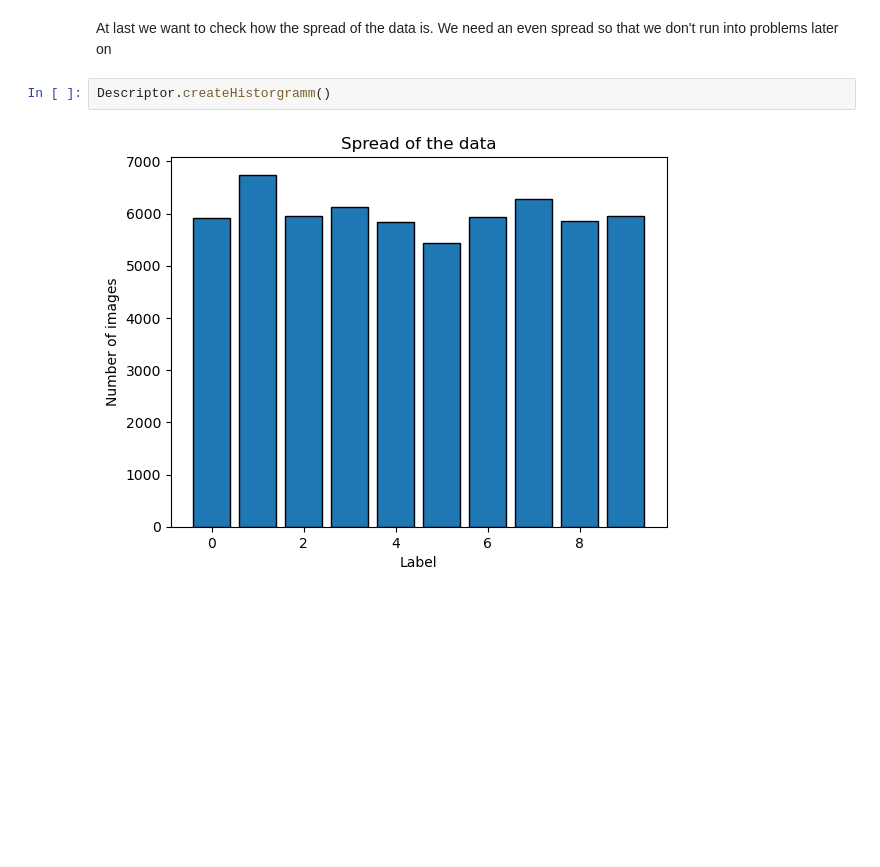
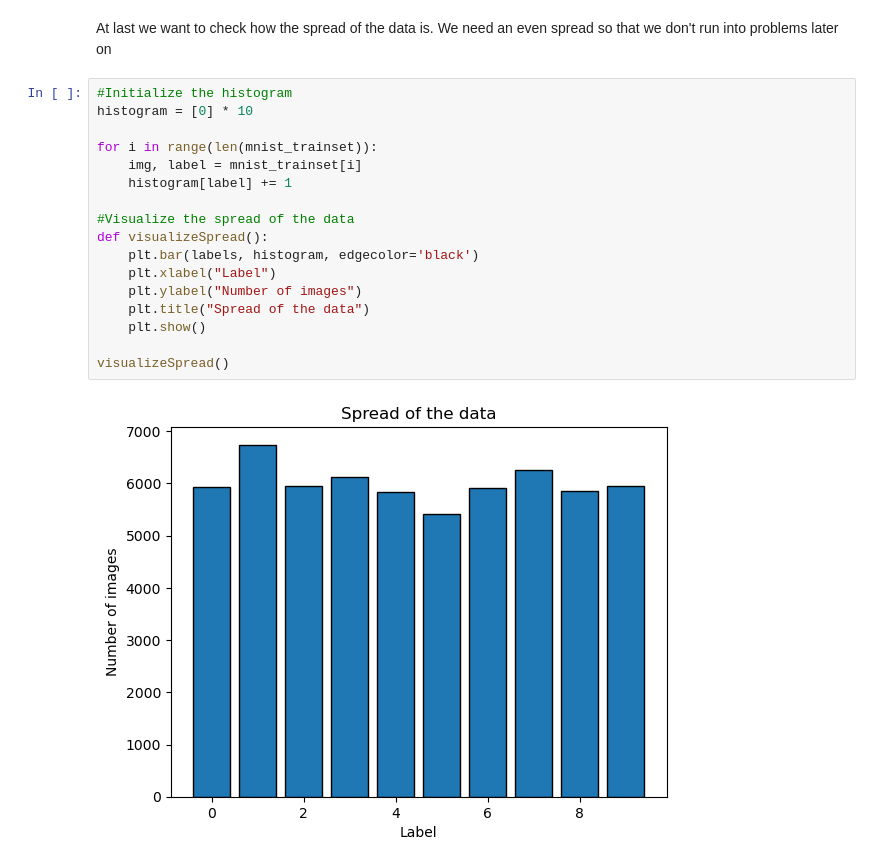
Before and after one commit to hoangviet-nguyen/vana-assignment, a Jupyter notebook: Description.ipynb, the cells around one changed output. Saved outputs shown, nothing was run; the diff lists cells and outputs as text; blank space fills up the shorter version.

```diff
--- a/Description.ipynb
+++ b/Description.ipynb
@@ -22,6 +57,21 @@ Descriptor.visualizeData()
 # %% [markdown]
 At last we want to check how the spread of the data is. We need an even spread so that we don't run into problems later on
-# %%
-Descriptor.createHistorgramm()
-# %% [output]
-[figure, removed]
+# %%
+#Initialize the histogram
+histogram = [0] * 10
+
+for i in range(len(mnist_trainset)):
+    img, label = mnist_trainset[i]
+    histogram[label] += 1
+
+#Visualize the spread of the data
+def visualizeSpread():
+    plt.bar(labels, histogram, edgecolor='black')
+    plt.xlabel("Label")
+    plt.ylabel("Number of images")
+    plt.title("Spread of the data")
+    plt.show()
+
+visualizeSpread()
+# %% [output]
+[figure, added]
```
Also changed, not shown: parts of 6 cells of this notebook, 3 other files.
